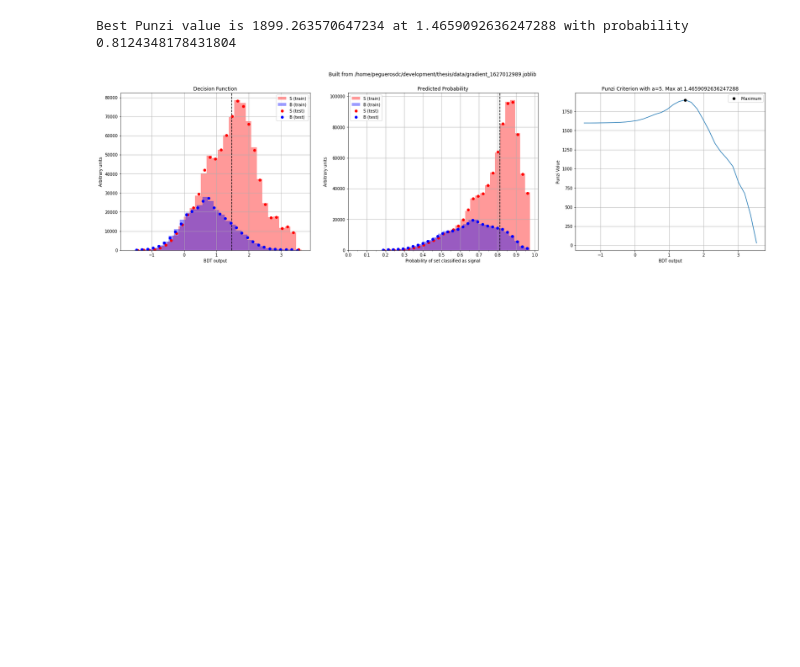
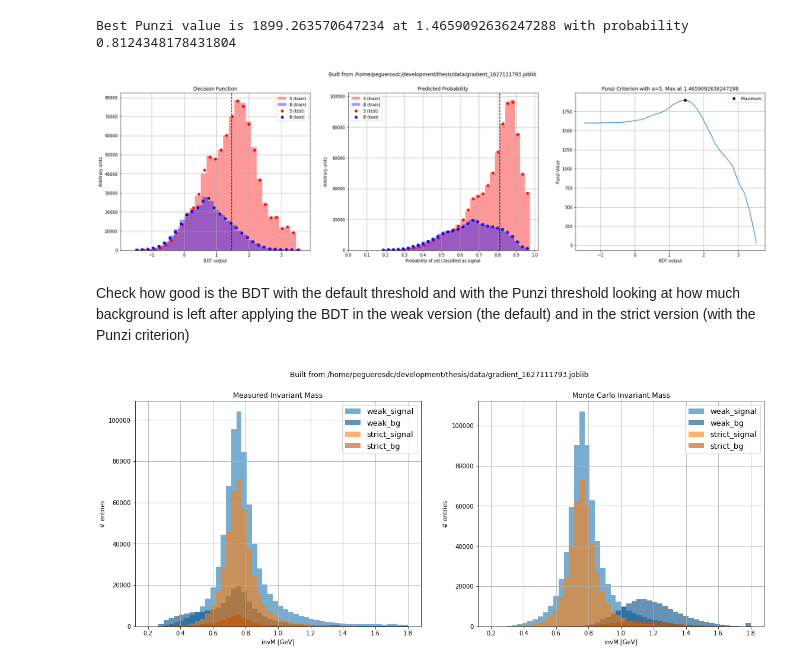
Before and after one commit to peguerosdc/unfolding_benchmark, a Jupyter notebook: tau2pipi0nu_bdt.ipynb, the cells around one changed output. Drawn from its saved outputs; the diff is of its cells as text; code cells hidden in the pictures; blank space fills up the shorter version.

```diff
--- a/tau2pipi0nu_bdt.ipynb
+++ b/tau2pipi0nu_bdt.ipynb
@@ -240,3 +239,18 @@ _ = ax_probs.axvline(best_cut_probability, linestyle="--", color="black")
 # %% [output]
 Best Punzi value is 1899.263570647234 at 1.4659092636247288 with probability 0.8124348178431804
 [figure]
+# %% [markdown]
+Check how good is the BDT with the default threshold and with the Punzi threshold looking at how much background is left after applying the BDT in the weak version (the default) and in the strict version (with the Punzi criterion)
+# %%
+# helper functions
+def get_signal_idx(data):
+    return ( (
+        ( (data.track_sig_charge==1)  & (data.tauPlusMCMode ==4) ) |
+        ( (data.track_sig_charge==-1) & (data.tauMinusMCMode==4) )
+    ) == 1 )
+
+def get_background_idx(data):
+    return ( (
+        ( (data.track_sig_charge==1)  & (data.tauPlusMCMode ==4) ) |
+        ( (data.track_sig_charge==-1) & (data.tauMinusMCMode==4) )
+    ) == 0 )
@@ -242,0 +288,29 @@ Best Punzi value is 1899.263570647234 at 1.4659092636247288 with probability 0.8
+# %%
+fig, axs = plt.subplots(1, 2, figsize=(19, 7))
+fig.suptitle(f"Built from {config['tree_to_use']}")
+
+# Plot the histogram of the data
+ax_mass = axs[0]
+ax_mass.bar(weak_mass_signal.axes[0].centers, weak_mass_signal.view(), width=weak_mass_signal.axes[0].widths, color='#1f77b4', label="weak_signal", alpha=0.6)
+ax_mass.bar(weak_mass_noise.axes[0].centers, weak_mass_noise.view(), width=weak_mass_noise.axes[0].widths, color='#004c84', label="weak_bg", alpha=0.6)
+ax_mass.bar(strict_mass_signal.axes[0].centers, strict_mass_signal.view(), width=strict_mass_signal.axes[0].widths, color='#ff7f0e', label="strict_signal", alpha=0.6)
+ax_mass.bar(strict_mass_noise.axes[0].centers, strict_mass_noise.view(), width=strict_mass_noise.axes[0].widths, color='#c55000', label="strict_bg", alpha=0.6)
+ax_mass.set_title("Measured Invariant Mass")
+ax_mass.set_xlabel("invM [GeV]")
+ax_mass.set_ylabel("# entries")
+ax_mass.legend(prop={"size": 13})
+ax_mass.grid()
+
+# Plot the histogram of the monte carlo
+ax_mass_mc = axs[1]
+ax_mass_mc.bar(weak_mass_mc_signal.axes[0].centers, weak_mass_mc_signal.view(), width=weak_mass_mc_signal.axes[0].widths, color='#1f77b4', label="weak_signal", alpha=0.6)
+ax_mass_mc.bar(weak_mass_mc_noise.axes[0].centers, weak_mass_mc_noise.view(), width=weak_mass_mc_noise.axes[0].widths, color='#004c84', label="weak_bg", alpha=0.6)
+ax_mass_mc.bar(strict_mass_mc_signal.axes[0].centers, strict_mass_mc_signal.view(), width=strict_mass_mc_signal.axes[0].widths, color='#ff7f0e', label="strict_signal", alpha=0.6)
+ax_mass_mc.bar(strict_mass_mc_noise.axes[0].centers, strict_mass_mc_noise.view(), width=strict_mass_mc_noise.axes[0].widths, color='#c55000', label="strict_bg", alpha=0.6)
+ax_mass_mc.set_title("Monte Carlo Invariant Mass")
+ax_mass_mc.set_xlabel("invM [GeV]")
+ax_mass_mc.set_ylabel("# entries")
+ax_mass_mc.legend(prop={"size": 13})
+ax_mass_mc.grid()
+# %% [output]
+[figure, added]
```
Also changed, not shown: parts of 8 cells of this notebook, 4 other files.
